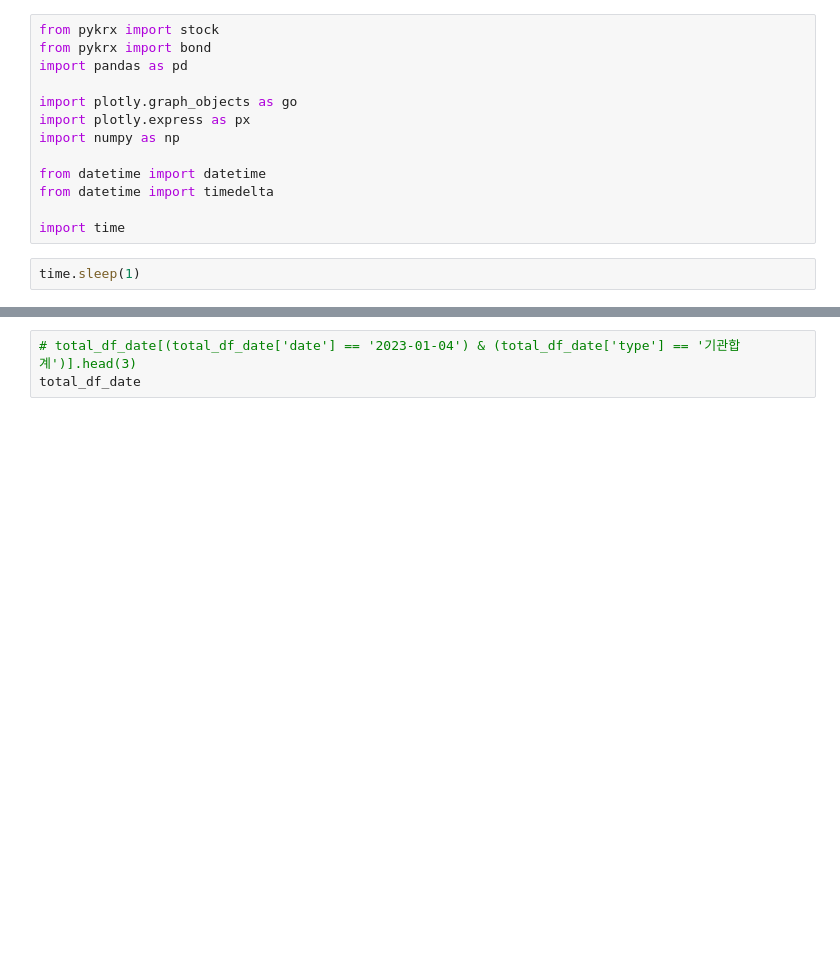
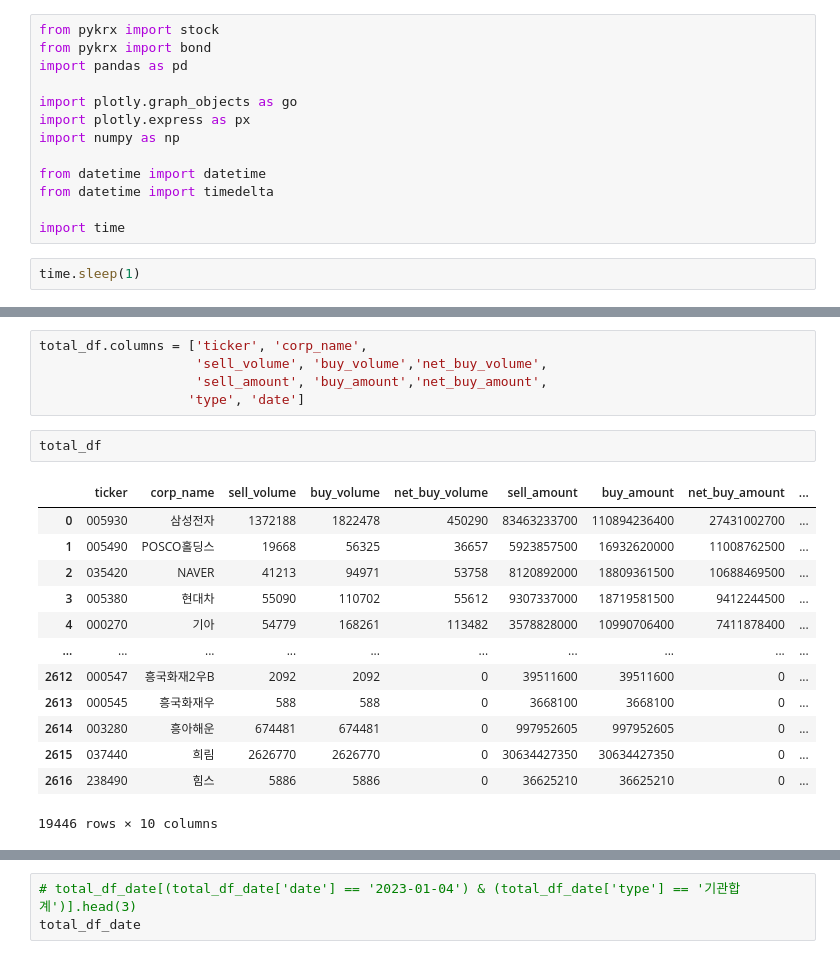
Before and after one commit to Unfinishedgod/finance_mlops, a Jupyter notebook: jupyter/거래실적_거래대금_거래량.ipynb, the cells around one changed output, grey strips where cells are left out. Cells and saved outputs as stored; diff of their text form; blank space fills up the shorter version.

```diff
--- a/jupyter/거래실적_거래대금_거래량.ipynb
+++ b/jupyter/거래실적_거래대금_거래량.ipynb
@@ -27,0 +69,21 @@ len(market_ohlcv)
+# %%
+total_df.columns = ['ticker', 'corp_name',
+                    'sell_volume', 'buy_volume','net_buy_volume',
+                    'sell_amount', 'buy_amount','net_buy_amount',
+                   'type', 'date']
+# %%
+total_df
+# %% [output]
+|  | ticker | corp_name | sell_volume | buy_volume | net_buy_volume | sell_amount | buy_amount | net_buy_amount | ... |
+| 0 | 005930 | 삼성전자 | 1372188 | 1822478 | 450290 | 83463233700 | 110894236400 | 27431002700 | ... |
+| 1 | 005490 | POSCO홀딩스 | 19668 | 56325 | 36657 | 5923857500 | 16932620000 | 11008762500 | ... |
+| 2 | 035420 | NAVER | 41213 | 94971 | 53758 | 8120892000 | 18809361500 | 10688469500 | ... |
+| 3 | 005380 | 현대차 | 55090 | 110702 | 55612 | 9307337000 | 18719581500 | 9412244500 | ... |
+| 4 | 000270 | 기아 | 54779 | 168261 | 113482 | 3578828000 | 10990706400 | 7411878400 | ... |
+| ... | ... | ... | ... | ... | ... | ... | ... | ... | ... |
+| 2612 | 000547 | 흥국화재2우B | 2092 | 2092 | 0 | 39511600 | 39511600 | 0 | ... |
+| 2613 | 000545 | 흥국화재우 | 588 | 588 | 0 | 3668100 | 3668100 | 0 | ... |
+| 2614 | 003280 | 흥아해운 | 674481 | 674481 | 0 | 997952605 | 997952605 | 0 | ... |
+| 2615 | 037440 | 희림 | 2626770 | 2626770 | 0 | 30634427350 | 30634427350 | 0 | ... |
+| 2616 | 238490 | 힘스 | 5886 | 5886 | 0 | 36625210 | 36625210 | 0 | ... |
+19446 rows × 10 columns
```
Also changed, not shown: parts of 9 cells of this notebook, 6 other files.
